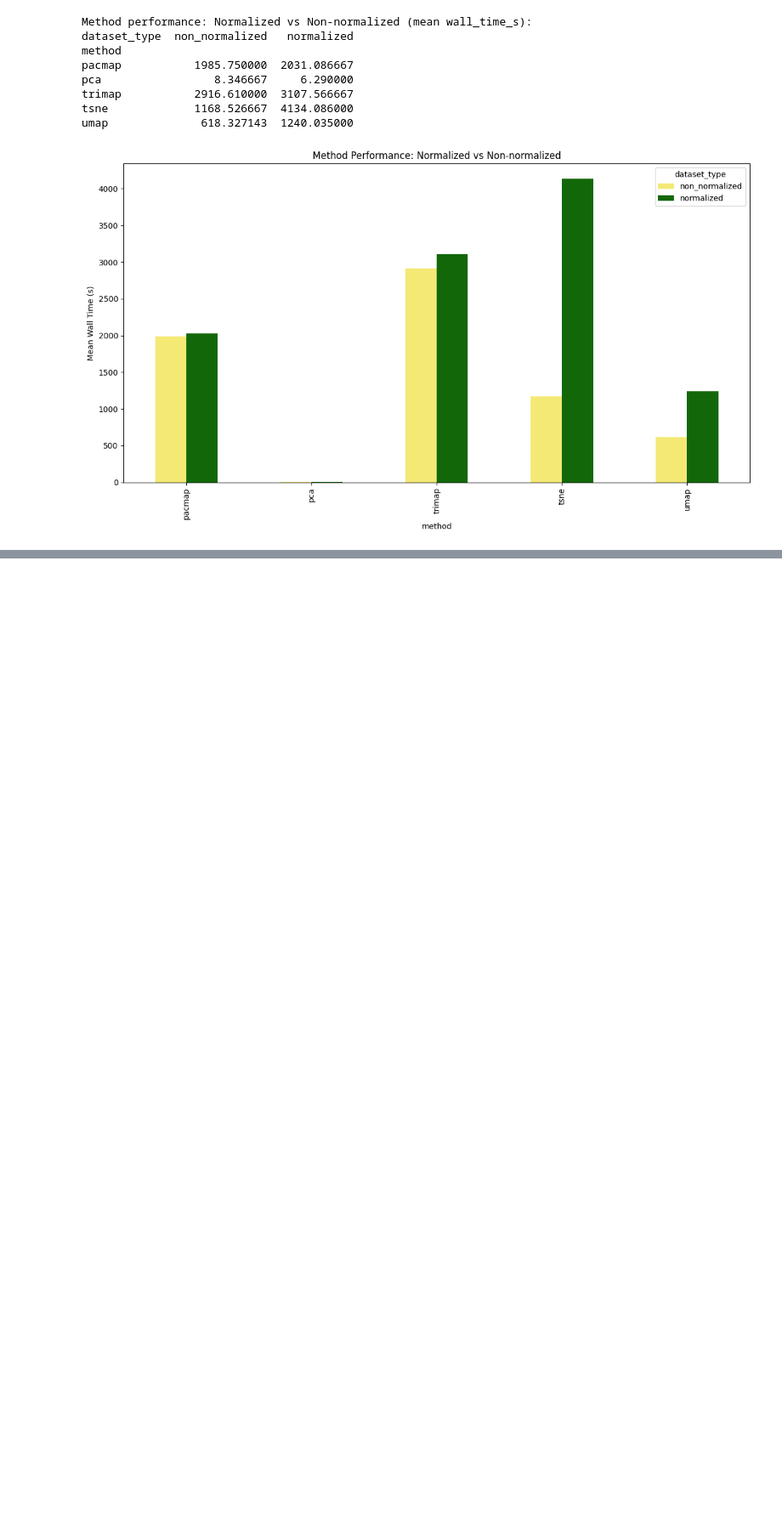
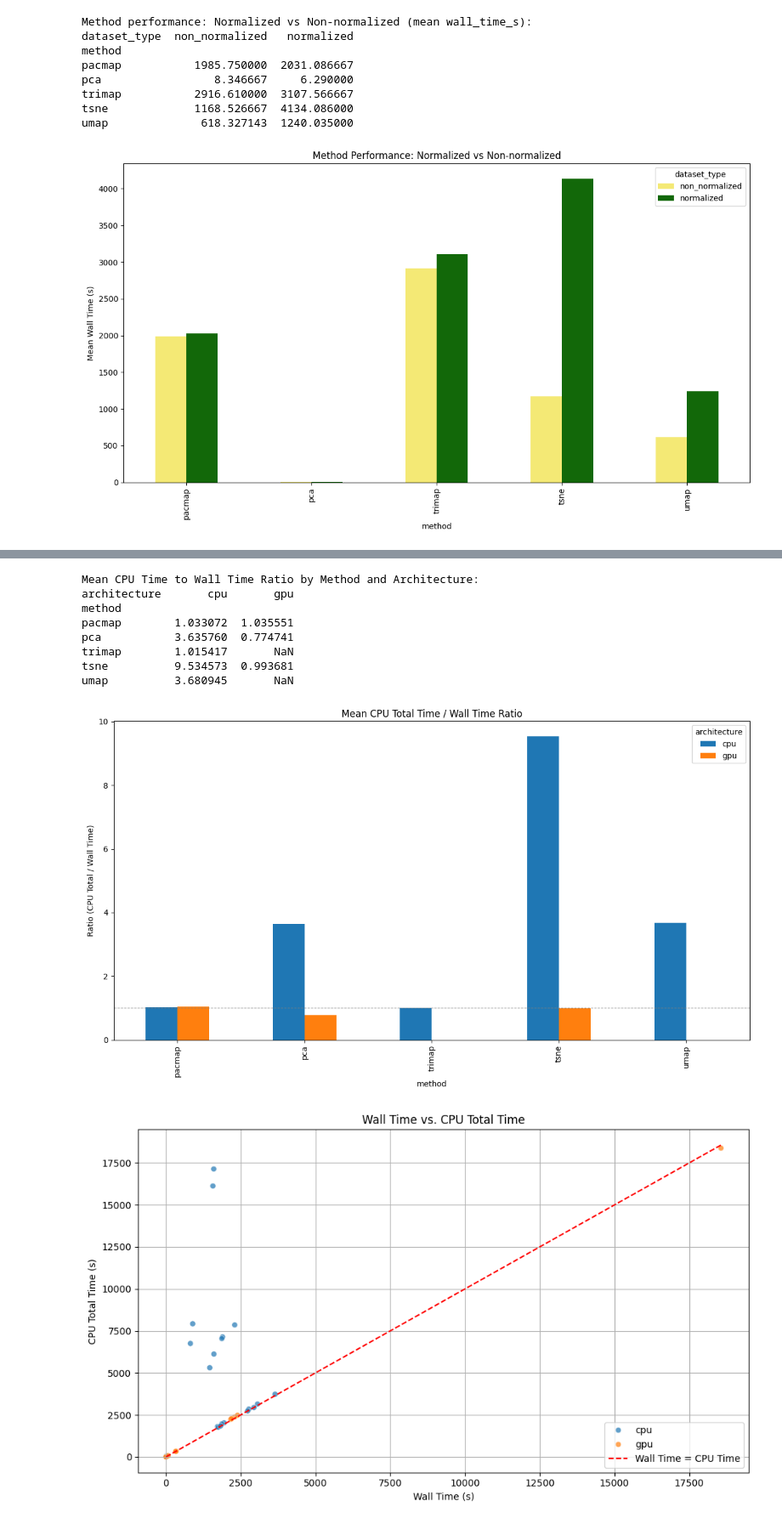
Before and after one commit to pniaczek/LSC_Dimensionality_Reduction, a Jupyter notebook: results_analysis/results_analysis.ipynb, the cells around one changed output, grey strips where cells are left out. Shown at 85% size. Drawn from its saved outputs; the diff is of its cells as text; code cells hidden in the pictures; blank space fills up the shorter version.

```diff
--- a/results_analysis/results_analysis.ipynb
+++ b/results_analysis/results_analysis.ipynb
@@ -724,0 +853,57 @@ umap              618.327143  1240.035000
+# %%
+
+if 'wall_time_s' in df_experiments.columns and \
+    'cpu_time_total_s' in df_experiments.columns and \
+    df_experiments['wall_time_s'].notna().any() and \
+    df_experiments['cpu_time_total_s'].notna().any():
+
+    df_experiments_copy = df_experiments.copy() # Work on a copy
+    df_experiments_copy['cpu_to_wall_ratio'] = df_experiments_copy['cpu_time_total_s'] / df_experiments_copy['wall_time_s']
+
+    print("\nMean CPU Time to Wall Time Ratio by Method and Architecture:")
+    # Filter out potential inf or NaN ratios if wall_time_s was zero or NaN
+    # and cpu_time_total_s was valid.
+    ratio_analysis = df_experiments_copy[df_experiments_copy['cpu_to_wall_ratio'].notna() &
+                                            np.isfinite(df_experiments_copy['cpu_to_wall_ratio'])]
+
+    if not ratio_analysis.empty:
+        mean_ratio = ratio_analysis.groupby(['method', 'architecture'])['cpu_to_wall_ratio'].mean().unstack()
+        print(mean_ratio)
+
+        if not mean_ratio.empty:
+            mean_ratio.plot(kind='bar', figsize=(12,7), title='Mean CPU Total Time / Wall Time Ratio')
+            plt.ylabel("Ratio (CPU Total / Wall Time)")
+            plt.axhline(1, color='grey', linestyle='--', linewidth=0.8) # Add a reference line at 1
+            plt.tight_layout()
+            plt.show()
+    else:
+        print("Not enough valid data to compute CPU to Wall Time ratio analysis.")
+
+    # Scatter plot of Wall Time vs CPU Total Time, colored by architecture
+    plt.figure(figsize=(10, 6))
+    sns.scatterplot(data=df_experiments_copy, x='wall_time_s', y='cpu_time_total_s', hue='architecture', alpha=0.7)
+    # Add a y=x line for reference
+    max_val = max(df_experiments_copy['wall_time_s'].max(), df_experiments_copy['cpu_time_total_s'].max())
+    if pd.notna(max_val): # Check if max_val is not NaN
+            plt.plot([0, max_val], [0, max_val], color='red', linestyle='--', label='Wall Time = CPU Time')
+    plt.title('Wall Time vs. CPU Total Time')
+    plt.xlabel('Wall Time (s)')
+    plt.ylabel('CPU Total Time (s)')
+    plt.legend()
+    plt.grid(True)
+    plt.tight_layout()
+    plt.show()
+
+else:
+    print("\n'wall_time_s' or 'cpu_time_total_s' column not found or contains all NaNs. Cannot perform CPU vs Wall time analysis.")
+# %% [output]
+Mean CPU Time to Wall Time Ratio by Method and Architecture:
+architecture       cpu       gpu
+method
+pacmap        1.033072  1.035551
+pca           3.635760  0.774741
+trimap        1.015417       NaN
+tsne          9.534573  0.993681
+umap          3.680945       NaN
+[figure, added]
+[figure, added]
```
Also changed, not shown: parts of 9 cells of this notebook.
